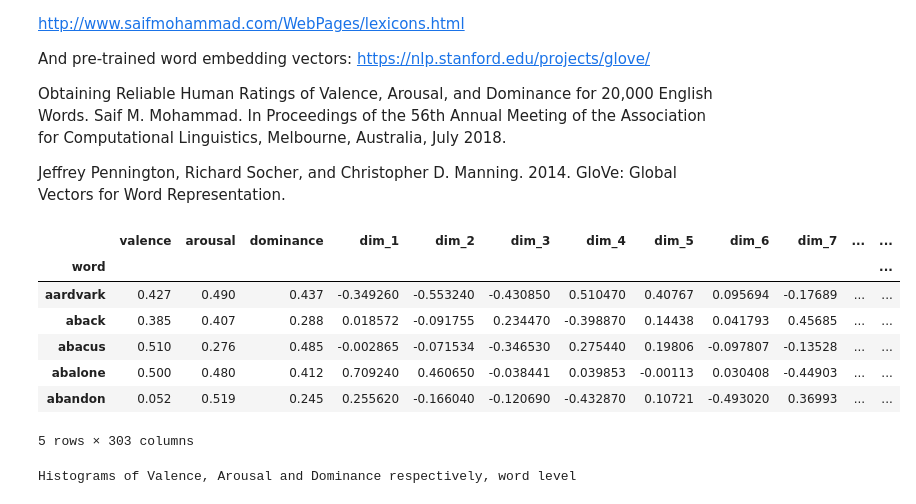
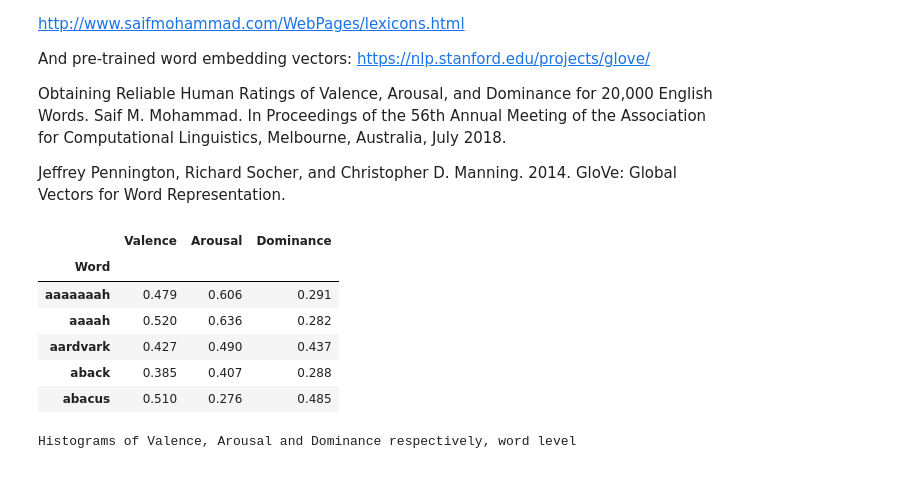
Before and after one commit to camilocarvajalreyes/BE-emotions-in-text, a Jupyter notebook: Sentiment_analysis_written_text.ipynb, the cells around one changed output. Drawn from its saved outputs; the diff is of its cells as text; code cells hidden in the pictures.

```diff
--- a/Sentiment_analysis_written_text.ipynb
+++ b/Sentiment_analysis_written_text.ipynb
@@ -53,16 +53,15 @@ Obtaining Reliable Human Ratings of Valence, Arousal, and Dominance for 20,000 E
 
 Jeffrey Pennington, Richard Socher, and Christopher D. Manning. 2014. GloVe: Global Vectors for Word Representation.
 # %%
-VAD_words = pd.read_csv("NRC-VAD_glove-wiki-gigaword-300.csv", index_col=0)
+VAD_words = pd.read_csv("NRC-VAD-Lexicon.txt",sep='\t',header=0, index_col='Word')
 VAD_words.head()
 # %% [output]
-|  | valence | arousal | dominance | dim_1 | dim_2 | dim_3 | dim_4 | dim_5 | dim_6 | dim_7 | ... | ... |
-| word |  |  |  |  |  |  |  |  |  |  |  | ... |
-| aardvark | 0.427 | 0.490 | 0.437 | -0.349260 | -0.553240 | -0.430850 | 0.510470 | 0.40767 | 0.095694 | -0.17689 | ... | ... |
-| aback | 0.385 | 0.407 | 0.288 | 0.018572 | -0.091755 | 0.234470 | -0.398870 | 0.14438 | 0.041793 | 0.45685 | ... | ... |
-| abacus | 0.510 | 0.276 | 0.485 | -0.002865 | -0.071534 | -0.346530 | 0.275440 | 0.19806 | -0.097807 | -0.13528 | ... | ... |
-| abalone | 0.500 | 0.480 | 0.412 | 0.709240 | 0.460650 | -0.038441 | 0.039853 | -0.00113 | 0.030408 | -0.44903 | ... | ... |
-| abandon | 0.052 | 0.519 | 0.245 | 0.255620 | -0.166040 | -0.120690 | -0.432870 | 0.10721 | -0.493020 | 0.36993 | ... | ... |
+|  | Valence | Arousal | Dominance |
+| Word |  |  |  |
+| aaaaaaah | 0.479 | 0.606 | 0.291 |
+| aaaah | 0.520 | 0.636 | 0.282 |
+| aardvark | 0.427 | 0.490 | 0.437 |
+| aback | 0.385 | 0.407 | 0.288 |
+| abacus | 0.510 | 0.276 | 0.485 |
-5 rows × 303 columns
 # %%
 print('Histograms of Valence, Arousal and Dominance respectively, word level')
```
Also changed, not shown: parts of 40 cells of this notebook, 2 other files.
